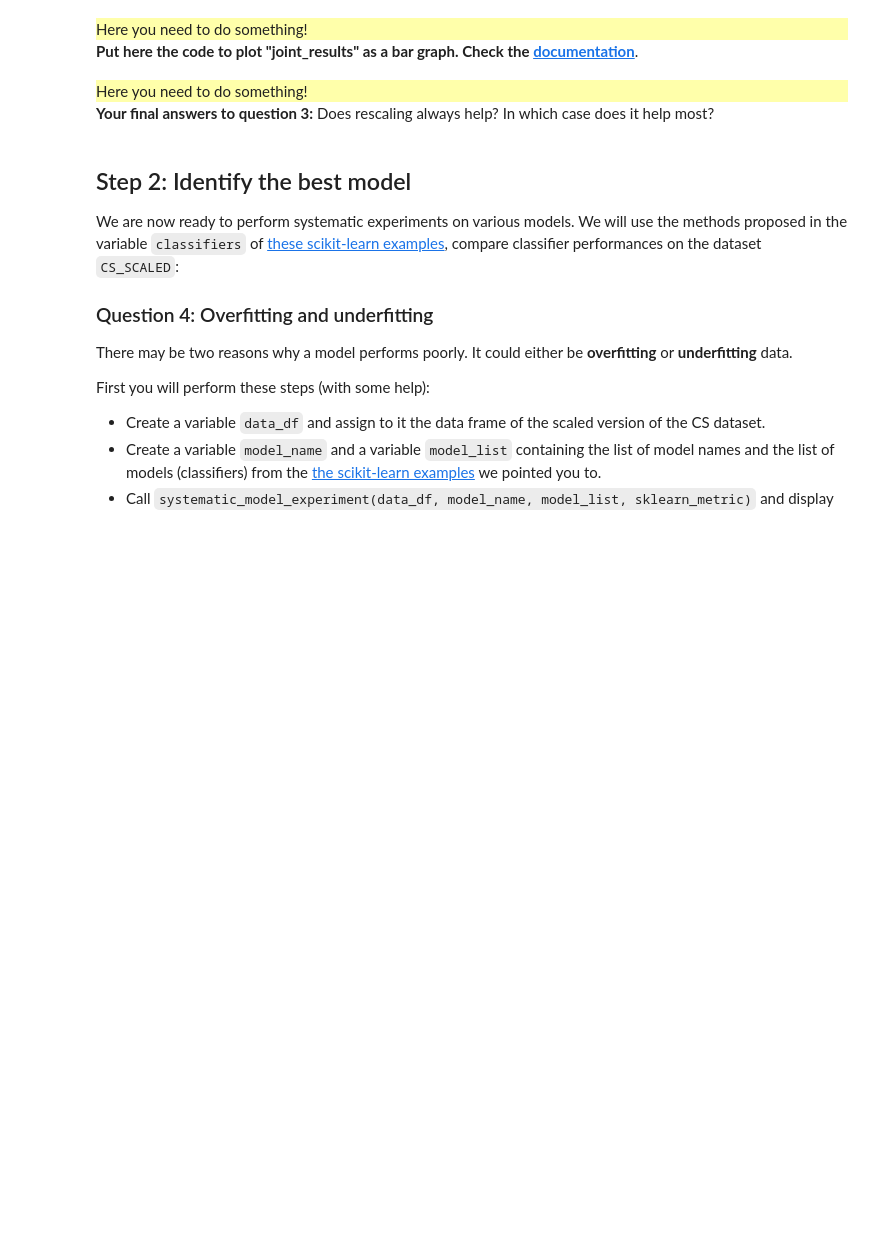
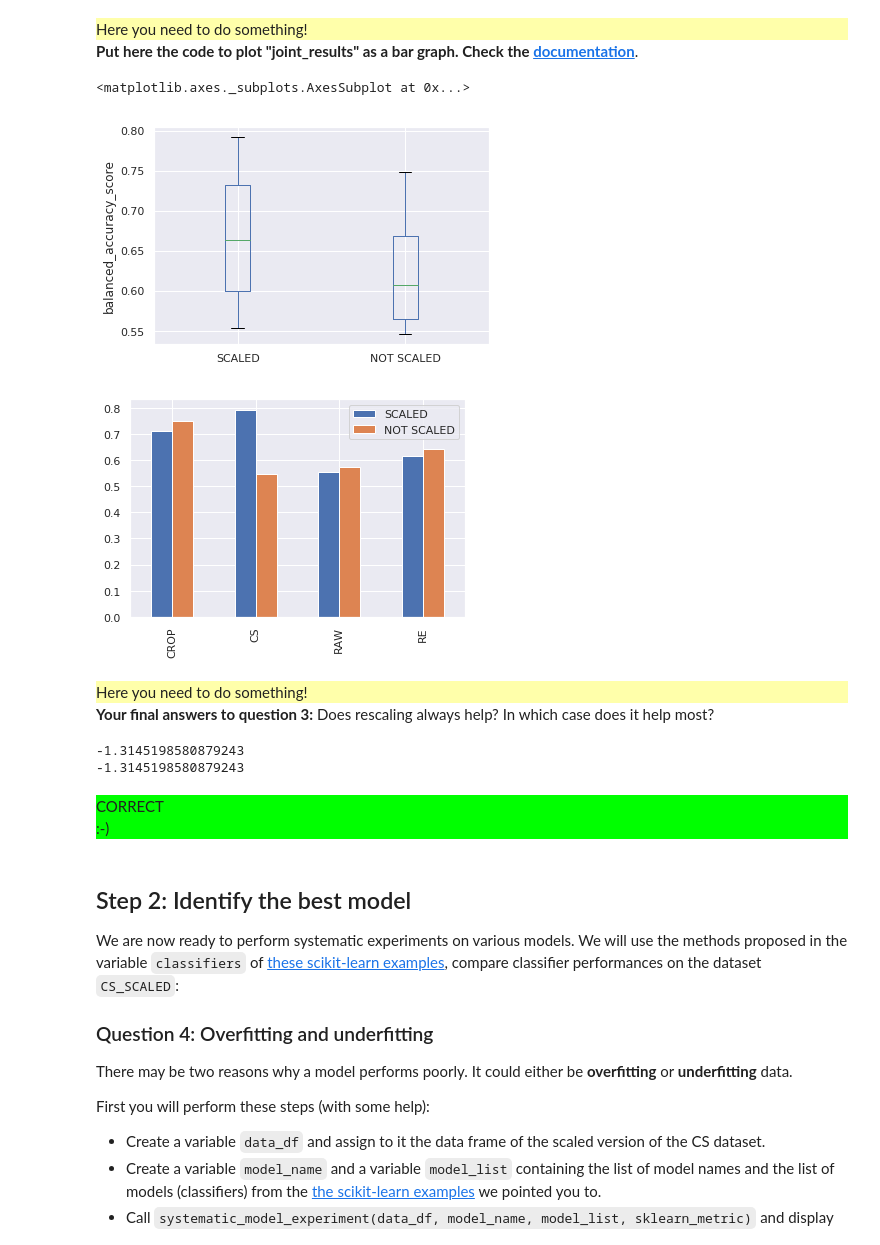
Before and after one commit to GuillaumeAbadie/info232, a Jupyter notebook: TP2/TP2.ipynb, the cells around one changed output. Drawn from its saved outputs; the diff is of its cells as text; code cells hidden in the pictures; blank space fills up the shorter version.

```diff
--- a/TP2/TP2.ipynb
+++ b/TP2/TP2.ipynb
@@ -316,6 +316,7 @@ Try to reason why this might be.
 </div>
 <b>Make necessary changes; USE THE DOCUMENTATION OF SCIKIT LEARN (do not copy on your neighbor).</b>
 # %%
-from sklearn.KNeighborsClassifier import GaussianNB # Replace that by nearest neighbors
-from sklearn.metrics import balanced_accuracy_score as sklearn_metric # Replace that by balanced accuracy
-sklearn_model = KNeighborsClassifier() # Replace by ONE nearest neighbor
+
+from sklearn.neighbors import KNeighborsClassifier
+from sklearn.metrics import balanced_accuracy_score as sklearn_metric
+sklearn_model = KNeighborsClassifier(n_neighbors=1)
@@ -348,7 +358,7 @@ What do you observe by comparing the accuracy on training data and on test data?
 </div>
 <b>Compute all_scaled_data_df in a one-line formula. Imitate the code in the previous cell.</b>
 # %%
-all_scaled_data_df = all_data_df # CHANGE THIS!
+all_scaled_data_df =[standardize_df(df) for df in all_data_df]
 
 print('WITH SCALING')
 result_scaling = systematic_data_experiment(data_name, all_scaled_data_df, sklearn_model, sklearn_metric)
@@ -365,24 +389,36 @@ joint_results
 </div>
 <b>Put here the code to plot "joint_results" as a bar graph. Check the <a href="Check https://pandas.pydata.org/pandas-docs/stable/reference/api/pandas.DataFrame.plot.bar.html"> documentation</a></b>.
 # %%
+
 joint_results.boxplot() # REPLACE THIS!
 plt.ylabel(sklearn_metric.__name__)
+joint_results.plot.bar()
+# %% [output]
+<matplotlib.axes._subplots.AxesSubplot at 0x...>
+[figure, added]
+[figure, added]
 # %% [markdown]
 <div style="background:#FFFFAA">
     Here you need to do something!
 </div>
 <b>Your final answers to question 3:</a></b> Does rescaling always help? In which case does it help most?
 # %%
+
 # Put your answer to question 3 here
-rescaling_always_help = 100 # 0 for false, 1 for true
-varnum_rescaling_helps_most = -1 # num of var (0-based) for which perf. improve most after rescaling
-case_num_rescaling_helps_most = -1 # num of case (0-based) for which perf. improve most after rescaling
+rescaling_always_help = 0 # 0 for false, 1 for true
+varnum_rescaling_helps_most = 3 # num of var (0-based) for which perf. improve most after rescaling
+case_num_rescaling_helps_most =2 # num of case (0-based) for which perf. improve most after rescaling
 
 # This is the checker code, keep it
 question = 3
 answer = (p_tr+s_tr+p_te+s_te)/10
 answer += joint_results.sum().sum()/10-rescaling_always_help-case_num_rescaling_helps_most
 score += check(answer, question)
+# %% [output]
+-1.3145198580879243
+-1.3145198580879243
+CORRECT
+:-)
 # %% [markdown]
 ## Step 2: Identify the best model
 We are now ready to perform systematic experiments on various models. We will use the methods proposed in the variable `classifiers` of <a href="https://scikit-learn.org/stable/auto_examples/classification/plot_classifier_comparison.html">these scikit-learn examples</a>, compare classifier performances on the dataset `CS_SCALED`:
```
Also changed, not shown: parts of 14 cells of this notebook, 1 other file.
